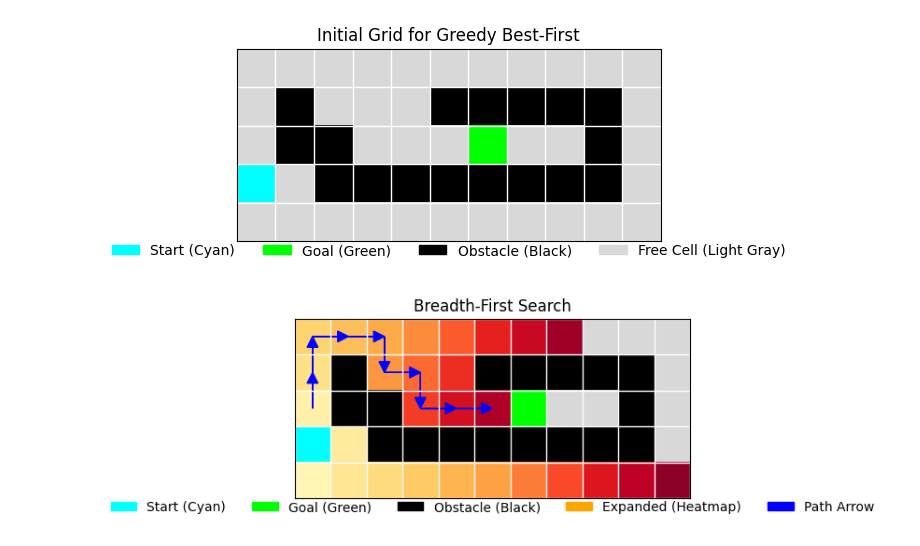
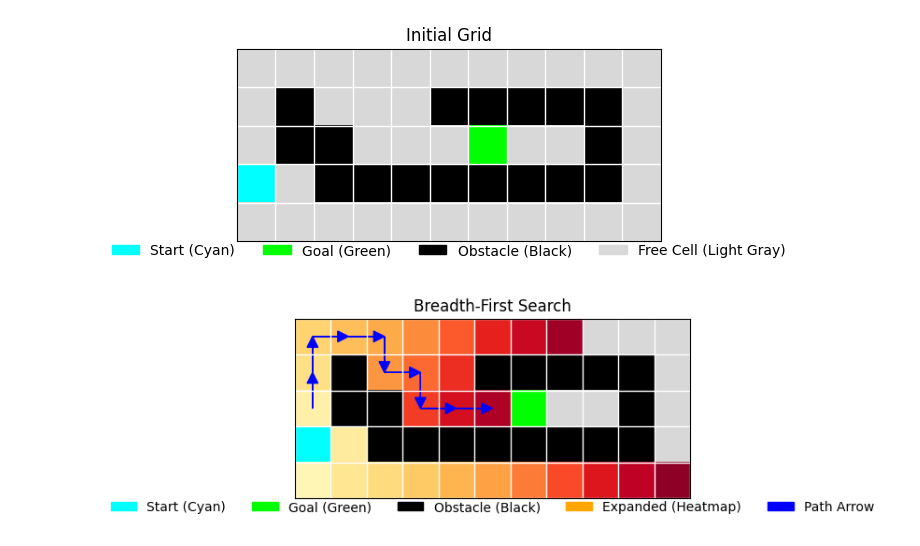
Before and after one commit to diptomistry/AlgorithmCPP, a Jupyter notebook: AI_Search_Algo_Comparison.ipynb, the cells around one changed output. Cells and saved outputs as stored; diff of their text form; code cells hidden in the pictures.

```diff
--- a/AI_Search_Algo_Comparison.ipynb
+++ b/AI_Search_Algo_Comparison.ipynb
@@ -522,9 +522,9 @@ def visualize_search(grid, start, goal, result, title):
     plt.show()
 # %%
 # --- Run and visualize ---
-show_initial_grid(grid, start, goal, title="Initial Grid for Greedy Best-First")
+show_initial_grid(grid, start, goal, title="Initial Grid")
 # %% [output]
-[figure, old version]
+[figure, new version]
 # %%
 # Visualize each search result
 visualize_search(grid, start, goal, bfs_res, 'Breadth-First Search')
```
Also changed, not shown: parts of 1 cell of this notebook.
